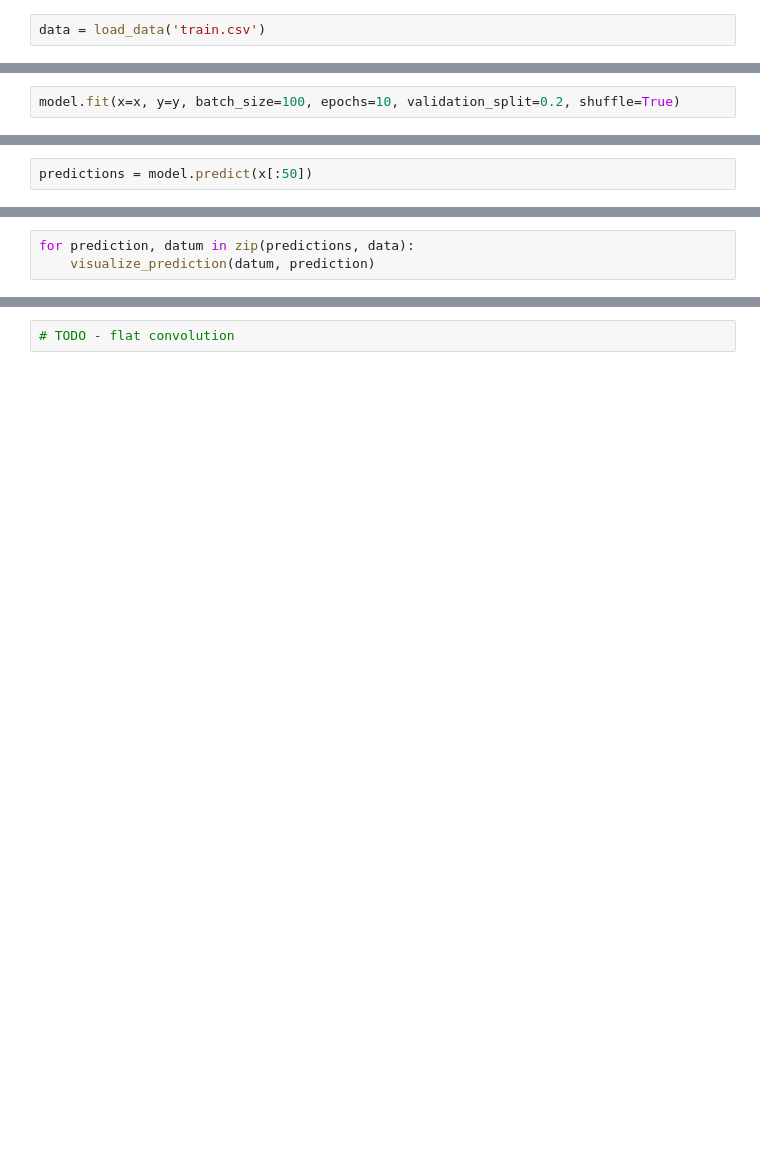
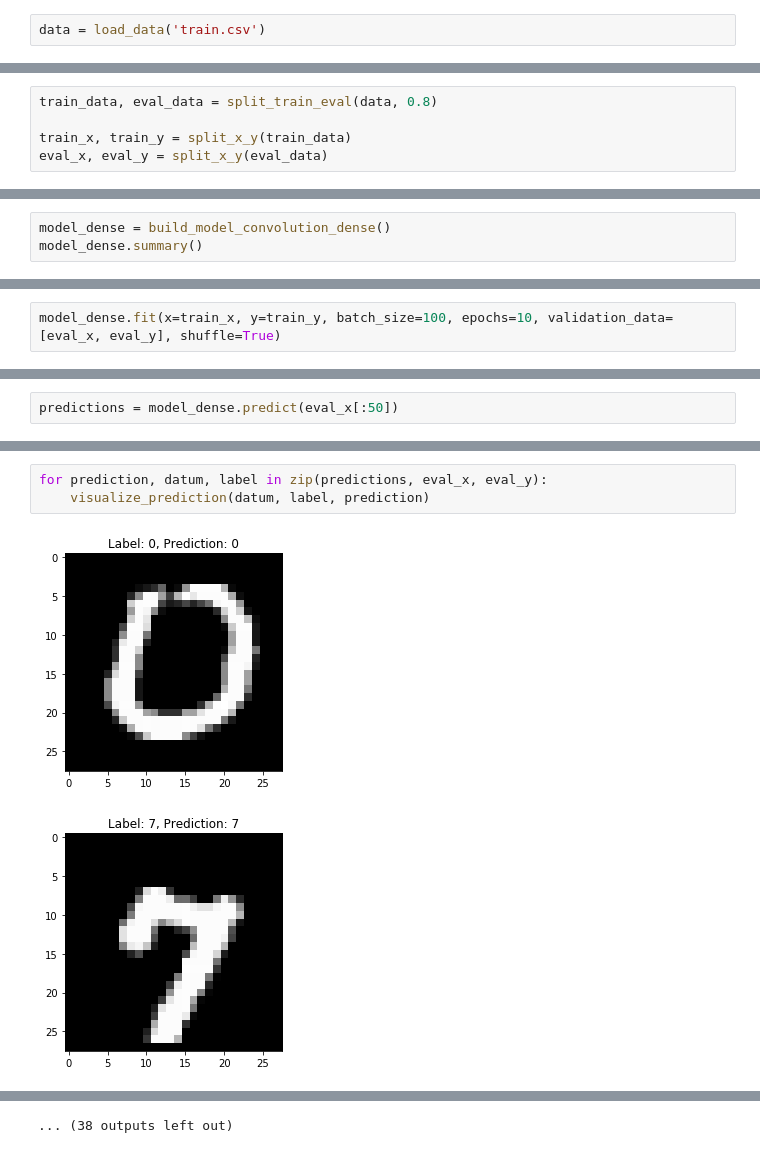
Before and after one commit to mguryev/kaggle, a Jupyter notebook: mnist_nn/mnist_cnn.ipynb, the cells around one changed output, grey strips where cells are left out. Cells and saved outputs as stored; diff of their text form; blank space fills up the shorter version.

Commit message:
Adding ensemble model and several cnns

```diff
--- a/mnist_nn/mnist_cnn.ipynb
+++ b/mnist_nn/mnist_cnn.ipynb
@@ -77,0 +97,5 @@ model = build_model()
+# %%
+train_data, eval_data = split_train_eval(data, 0.8)
+
+train_x, train_y = split_x_y(train_data)
+eval_x, eval_y = split_x_y(eval_data)
@@ -77,0 +107,3 @@ model = build_model()
+# %%
+model_dense = build_model_convolution_dense()
+model_dense.summary()
@@ -78,2 +129,2 @@ model = build_model()
 # %%
-model.fit(x=x, y=y, batch_size=100, epochs=10, validation_split=0.2, shuffle=True)
+model_dense.fit(x=train_x, y=train_y, batch_size=100, epochs=10, validation_data=[eval_x, eval_y], shuffle=True)
@@ -80,2 +232,2 @@ model.fit(x=x, y=y, batch_size=100, epochs=10, validation_split=0.2, shuffle=Tru
 # %%
-predictions = model.predict(x[:50])
+predictions = model_dense.predict(eval_x[:50])
@@ -82,3 +244,6 @@ predictions = model.predict(x[:50])
 # %%
-for prediction, datum in zip(predictions, data):
-    visualize_prediction(datum, prediction)
+for prediction, datum, label in zip(predictions, eval_x, eval_y):
+    visualize_prediction(datum, label, prediction)
+# %% [output]
+[figure, added]
+[figure, added]
@@ -85,2 +260 @@ for prediction, datum in zip(predictions, data):
+... (38 outputs left out)
-# %%
-# TODO - flat convolution
```
Also changed, not shown: parts of 13 cells of this notebook, 1 other file.
